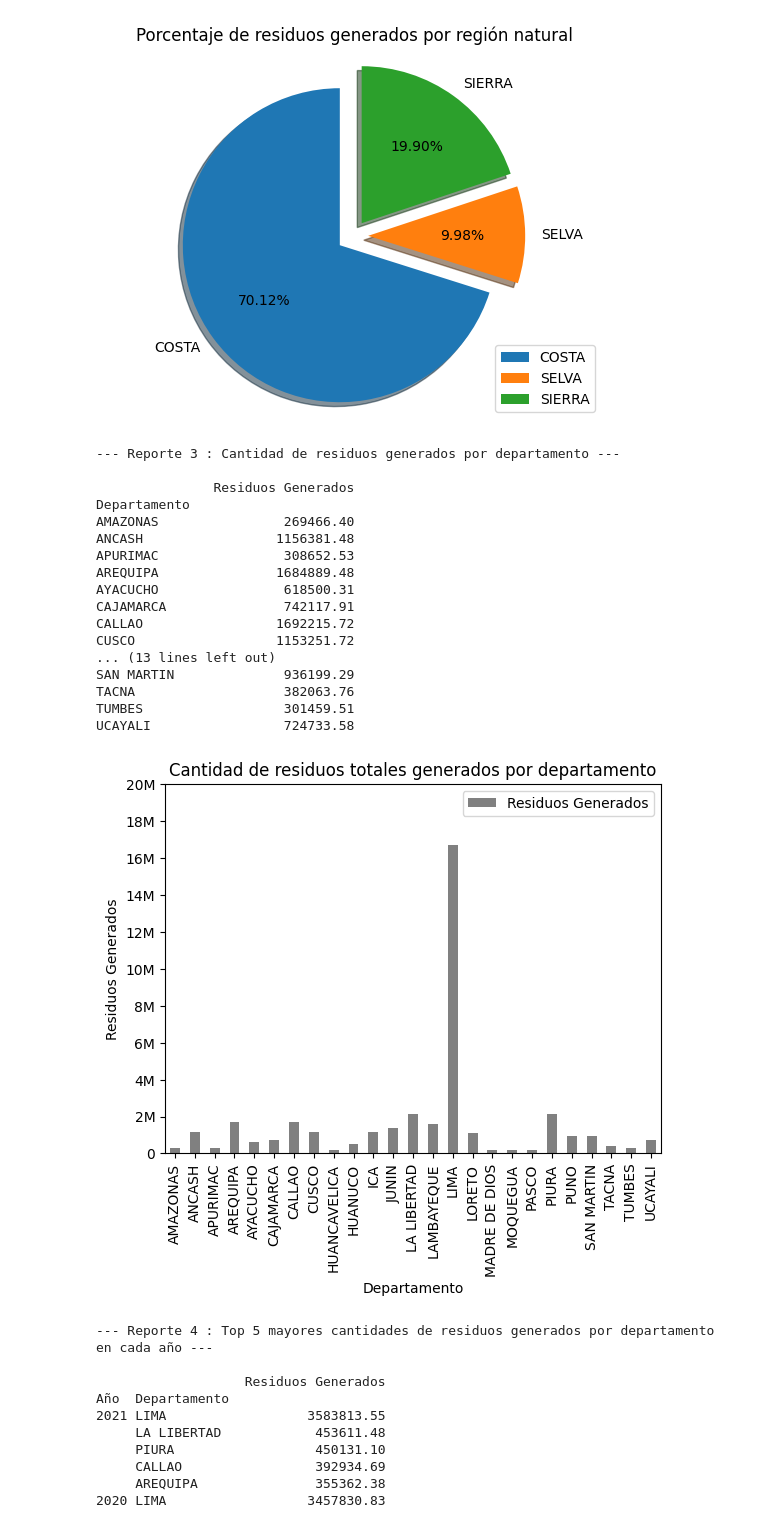
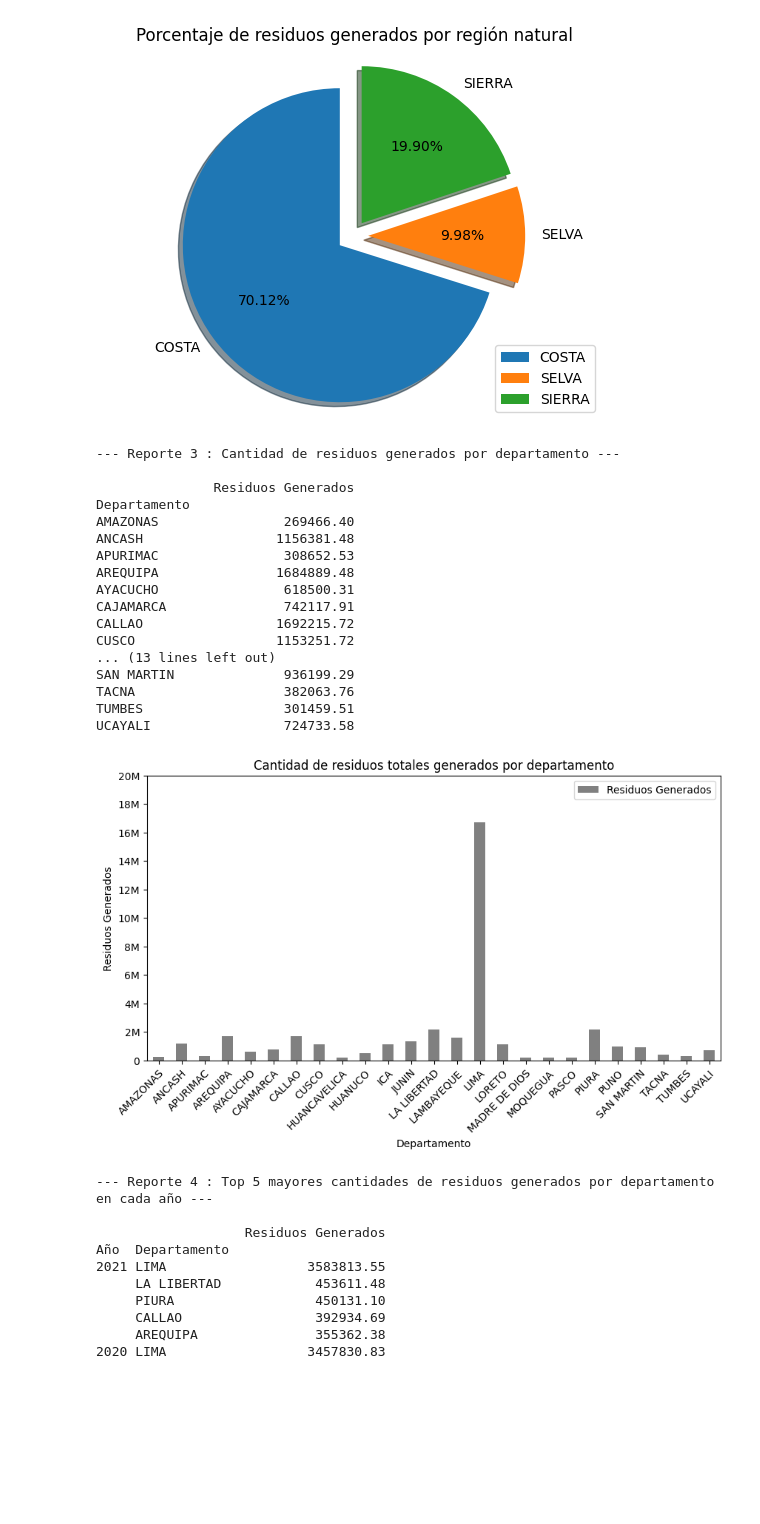
Before and after one commit to Richv83/POO-TF, a Jupyter notebook: TrabajoFinal.ipynb, the cells around one changed output. Cells and saved outputs as stored; diff of their text form; code cells hidden in the pictures; blank space fills up the shorter version.

```diff
--- a/TrabajoFinal.ipynb
+++ b/TrabajoFinal.ipynb
@@ -68,41 +62,60 @@ SELVA                   3836288.76
 SIERRA                  7651166.36
 [figure]
 # %%
-reporte_3=rg.pivot_table(index="DEPARTAMENTO", values="QRESIDUOS_MUN", aggfunc="sum")
+reporte_3 = rg.pivot_table(index="DEPARTAMENTO", values="QRESIDUOS_MUN", aggfunc="sum")
 reporte_3.columns = ["Residuos Generados"]
 reporte_3.index.name = "Departamento"
 
 print("\n--- Reporte 3 : Cantidad de residuos generados por departamento ---\n")
 print(reporte_3)
 
-reporte_3_g = reporte_3.plot(kind="bar", color="grey")
+reporte_3_g = reporte_3.plot(kind="bar", color="grey", figsize=(10, 5))
 reporte_3_g.set_title("Cantidad de residuos totales generados por departamento")
 reporte_3_g.set_xlabel("Departamento")
 reporte_3_g.set_ylabel("Residuos Generados")
 reporte_3_g.set_ylim(0, 20000000)
-reporte_3_g.set_yticks([0, 2000000, 4000000, 6000000, 8000000, 10000000, 12000000, 14000000, 16000000, 18000000, 20000000])
-reporte_3_g.set_yticklabels(["0", "2M", "4M", "6M", "8M", "10M", "12M", "14M", "16M", "18M", "20M"])
+reporte_3_g.set_yticks(
+    [
+        0,
+        2000000,
+        4000000,
+        6000000,
+        8000000,
+        10000000,
+        12000000,
+        14000000,
+        16000000,
+        18000000,
+        20000000,
+    ]
+)
+reporte_3_g.set_yticklabels(
+    ["0", "2M", "4M", "6M", "8M", "10M", "12M", "14M", "16M", "18M", "20M"]
+)
+reporte_3_g.set_xticklabels(
+    reporte_3.index, rotation=45, ha="right", rotation_mode="anchor"
+)
 reporte_3_g.legend(loc="upper right")
 plt.show()
 # %% [output]
 --- Reporte 3 : Cantidad de residuos generados por departamento ---
 
                Residuos Generados
 Departamento
 AMAZONAS                269466.40
 ANCASH                 1156381.48
 APURIMAC                308652.53
 AREQUIPA               1684889.48
 AYACUCHO                618500.31
 CAJAMARCA               742117.91
 CALLAO                 1692215.72
 CUSCO                  1153251.72
 ... (13 lines left out)
 SAN MARTIN              936199.29
 TACNA                   382063.76
 TUMBES                  301459.51
 UCAYALI                 724733.58
-[figure, old version]
+[figure, new version]
 # %%
 reporte_4=rg.pivot_table(index=["PERIODO","DEPARTAMENTO"], values="QRESIDUOS_MUN", aggfunc="sum")
 reporte_4.columns = ["Residuos Generados"]
```
Also changed, not shown: parts of 2 cells of this notebook.
